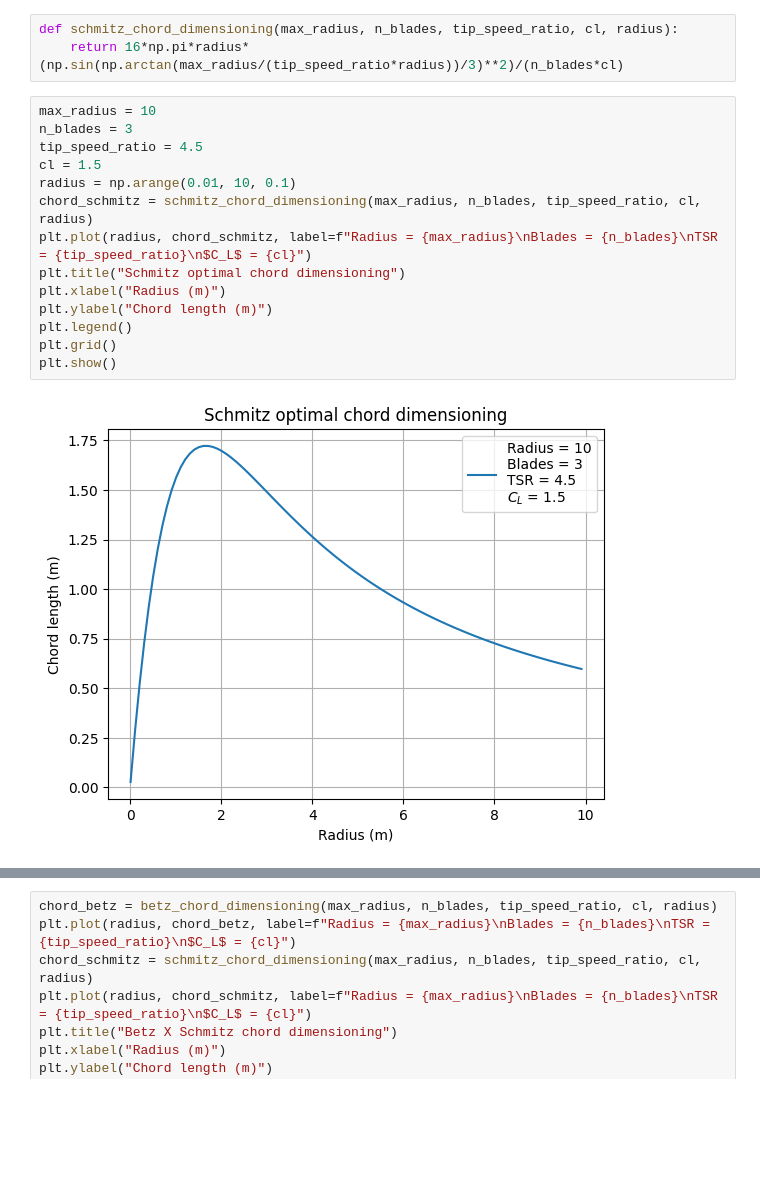
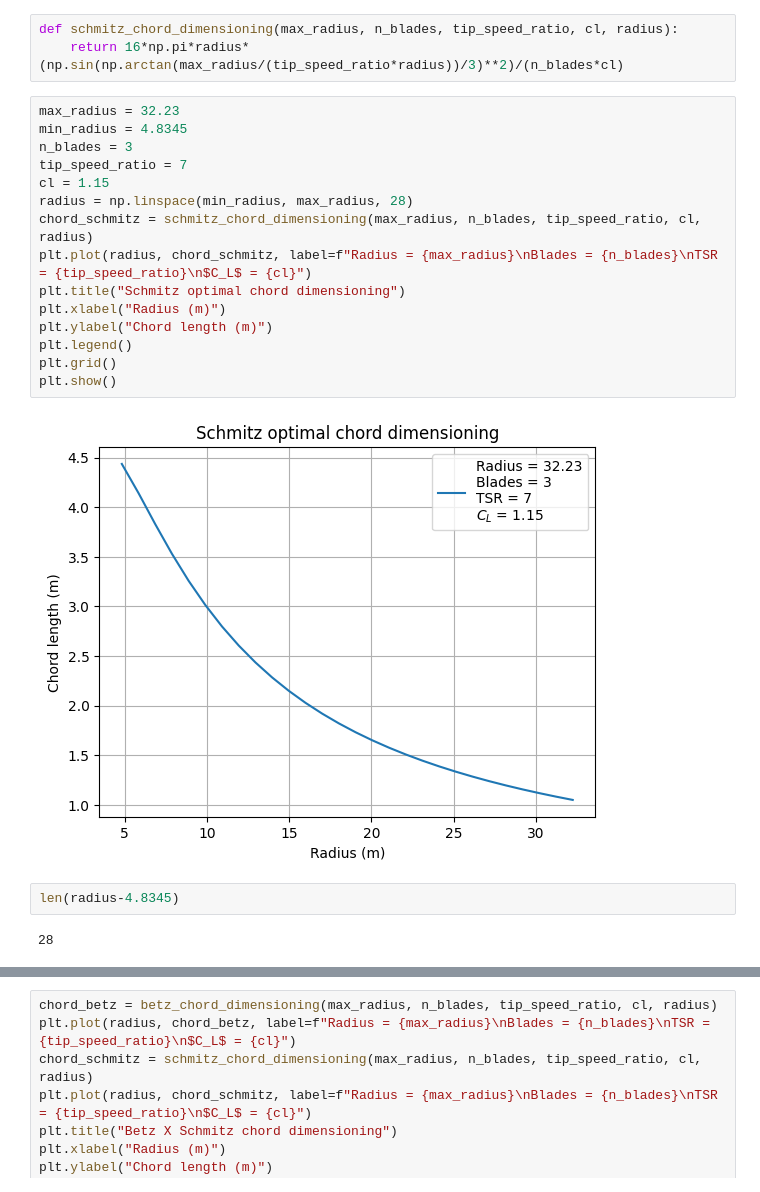
Before and after one commit to Nikolas010101/WindEng, a Jupyter notebook: turbine.ipynb, the cells around one changed output, grey strips where cells are left out. Drawn from its saved outputs; the diff is of its cells as text; blank space fills up the shorter version.

```diff
--- a/turbine.ipynb
+++ b/turbine.ipynb
@@ -49,18 +49,23 @@ plt.show()
 def schmitz_chord_dimensioning(max_radius, n_blades, tip_speed_ratio, cl, radius):
     return 16*np.pi*radius*(np.sin(np.arctan(max_radius/(tip_speed_ratio*radius))/3)**2)/(n_blades*cl)
 # %%
-max_radius = 10
+max_radius = 32.23
+min_radius = 4.8345
 n_blades = 3
-tip_speed_ratio = 4.5
-cl = 1.5
-radius = np.arange(0.01, 10, 0.1)
+tip_speed_ratio = 7
+cl = 1.15
+radius = np.linspace(min_radius, max_radius, 28)
 chord_schmitz = schmitz_chord_dimensioning(max_radius, n_blades, tip_speed_ratio, cl, radius)
 plt.plot(radius, chord_schmitz, label=f"Radius = {max_radius}\nBlades = {n_blades}\nTSR = {tip_speed_ratio}\n$C_L$ = {cl}")
 plt.title("Schmitz optimal chord dimensioning")
 plt.xlabel("Radius (m)")
 plt.ylabel("Chord length (m)")
 plt.legend()
 plt.grid()
 plt.show()
 # %% [output]
-[figure, old version]
+[figure, new version]
+# %%
+len(radius-4.8345)
+# %% [output]
+28
```
Also changed, not shown: parts of 1 cell of this notebook, 4 other files.
